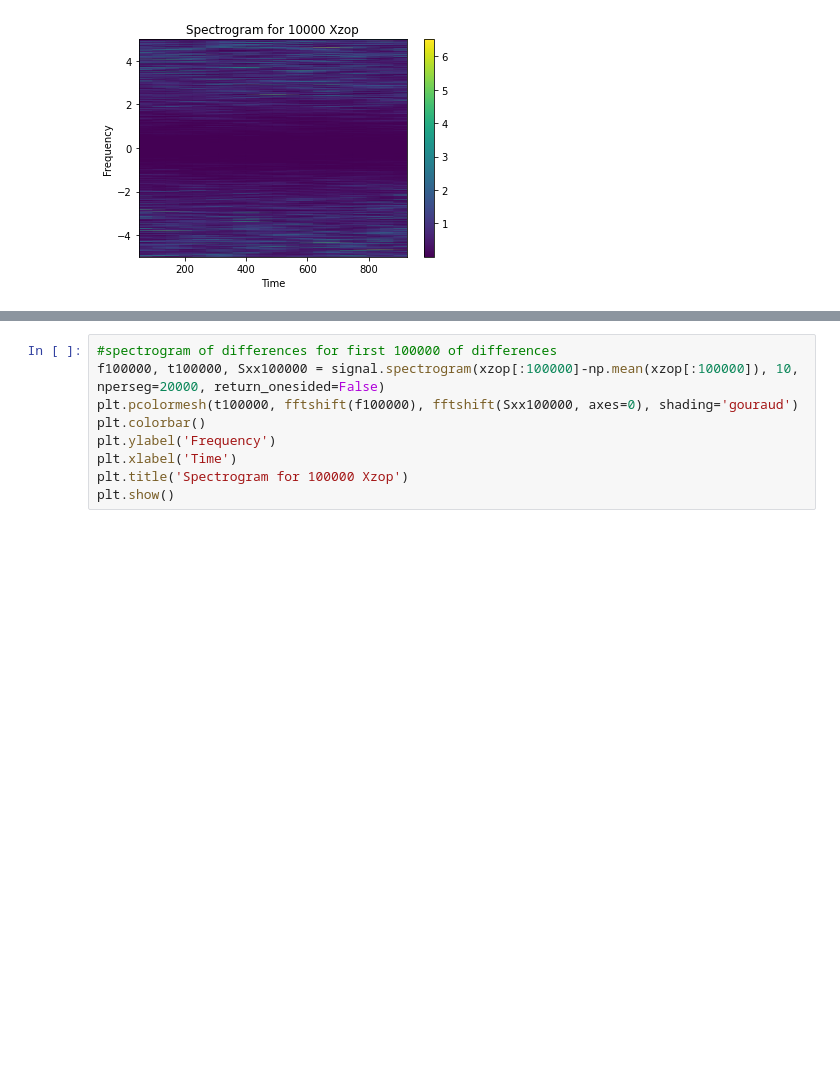
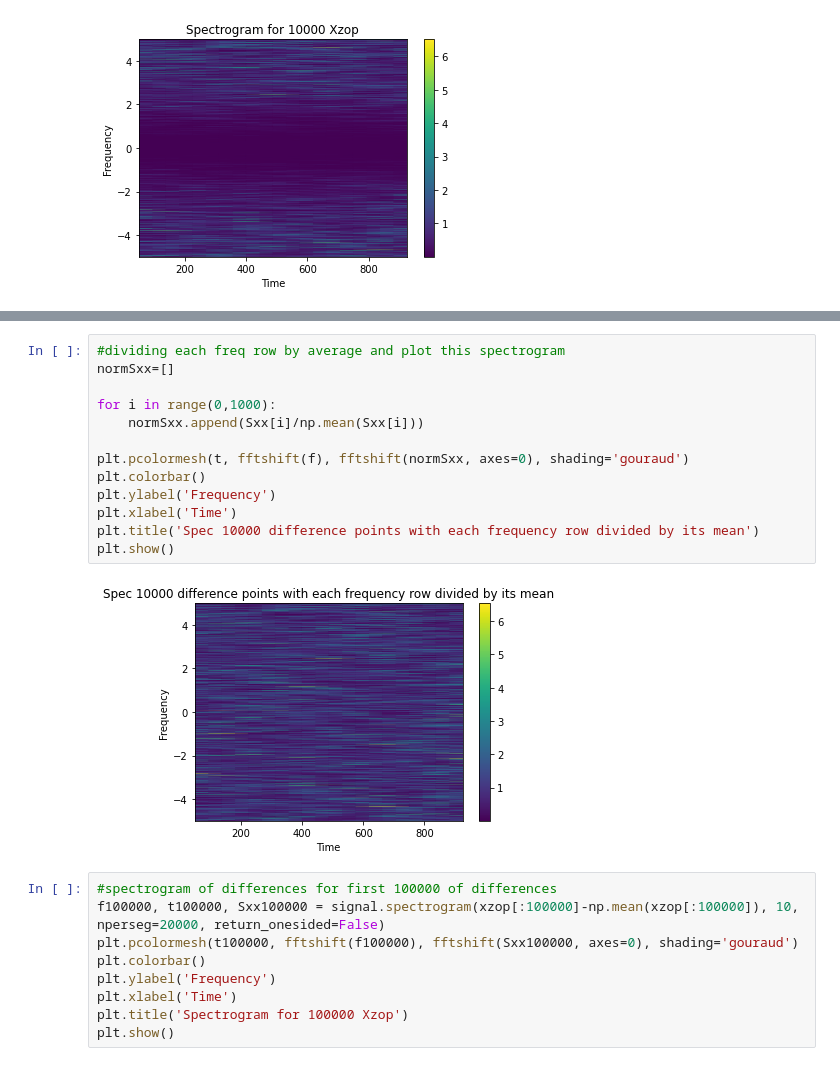
Before and after one commit to RoslynJessney/roslynmproject, a Jupyter notebook: ZOP.ipynb, the cells around one changed output, grey strips where cells are left out. Cells and saved outputs as stored; diff of their text form; blank space fills up the shorter version.

Commit message:
trying to implement time differencing (zop algorithm)

```diff
--- a/ZOP.ipynb
+++ b/ZOP.ipynb
@@ -71,3 +81,18 @@ plt.show()
+# %%
+#dividing each freq row by average and plot this spectrogram
+normSxx=[]
+
+for i in range(0,1000):
+    normSxx.append(Sxx[i]/np.mean(Sxx[i]))
+
+plt.pcolormesh(t, fftshift(f), fftshift(normSxx, axes=0), shading='gouraud')
+plt.colorbar()
+plt.ylabel('Frequency')
+plt.xlabel('Time')
+plt.title('Spec 10000 difference points with each frequency row divided by its mean')
+plt.show()
+# %% [output]
+[figure, added]
 # %%
 #spectrogram of differences for first 100000 of differences
 f100000, t100000, Sxx100000 = signal.spectrogram(xzop[:100000]-np.mean(xzop[:100000]), 10, nperseg=20000, return_onesided=False)
```
Also changed, not shown: parts of 2 cells of this notebook.
